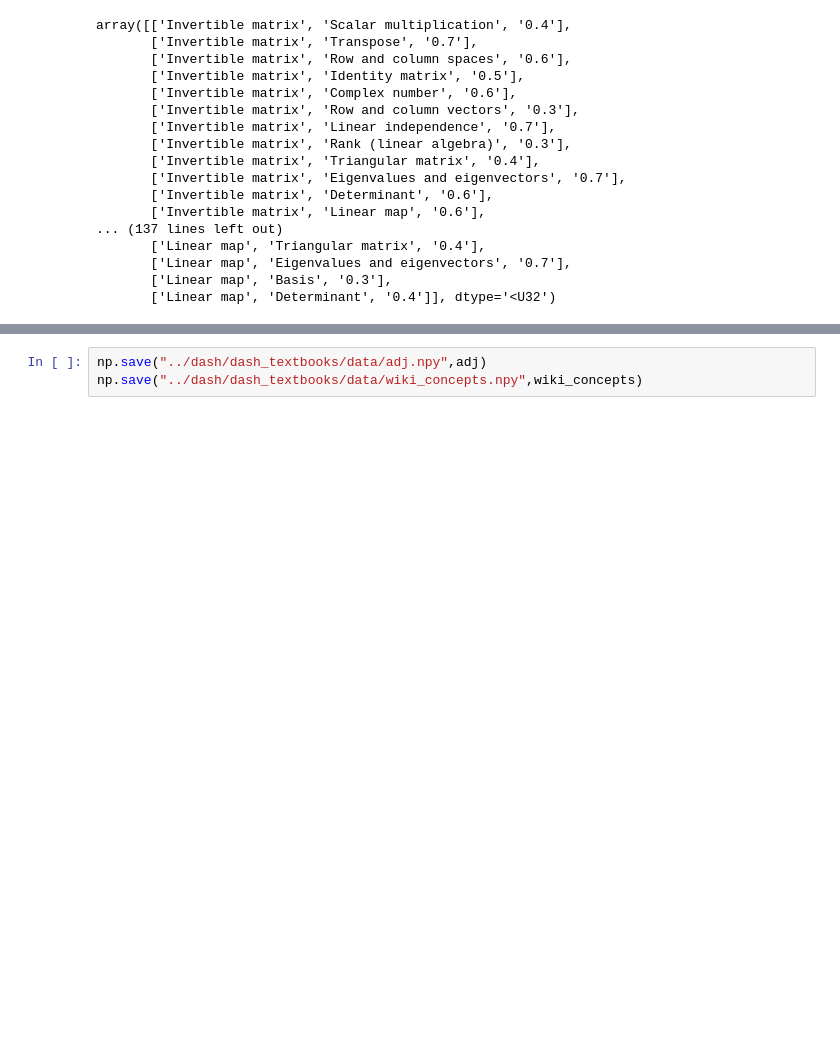
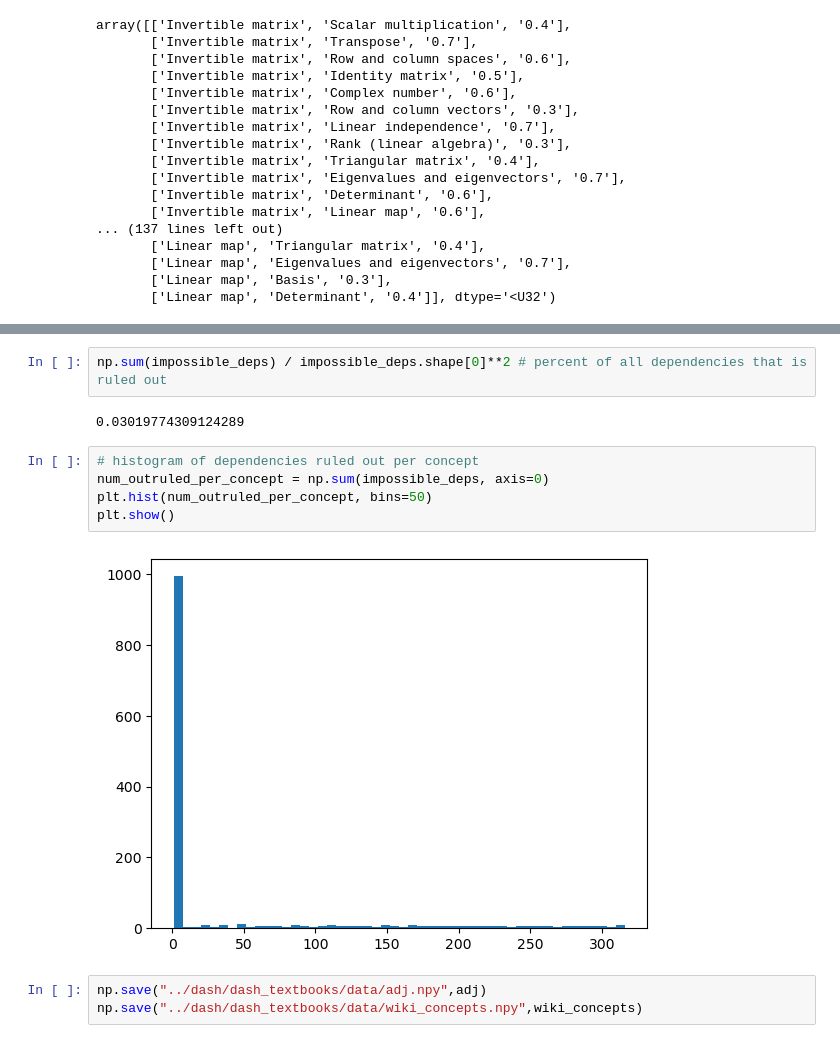
Before and after one commit to mlcolab/learning-dependencies, a Jupyter notebook: exp/17_Index_to_LD.ipynb, the cells around one changed output, grey strips where cells are left out. Drawn from its saved outputs; the diff is of its cells as text; blank space fills up the shorter version.

```diff
--- a/exp/17_Index_to_LD.ipynb
+++ b/exp/17_Index_to_LD.ipynb
@@ -186,3 +195,14 @@ adj.shape
+# %%
+np.sum(impossible_deps) / impossible_deps.shape[0]**2 # percent of all dependencies that is ruled out
+# %% [output]
+0.03019774309124289
+# %%
+# histogram of dependencies ruled out per concept
+num_outruled_per_concept = np.sum(impossible_deps, axis=0)
+plt.hist(num_outruled_per_concept, bins=50)
+plt.show()
+# %% [output]
+[figure, added]
 # %%
 np.save("../dash/dash_textbooks/data/adj.npy",adj)
 np.save("../dash/dash_textbooks/data/wiki_concepts.npy",wiki_concepts)
```
Also changed, not shown: parts of 8 cells of this notebook, 6 other files.
